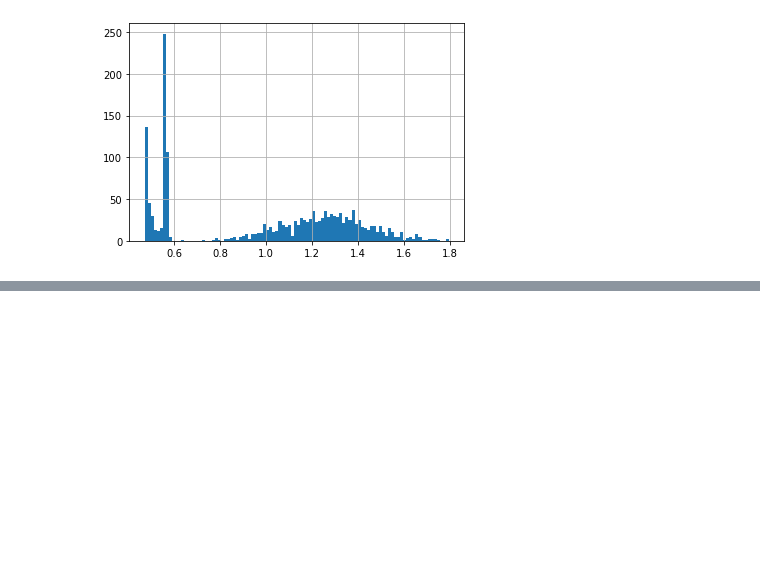
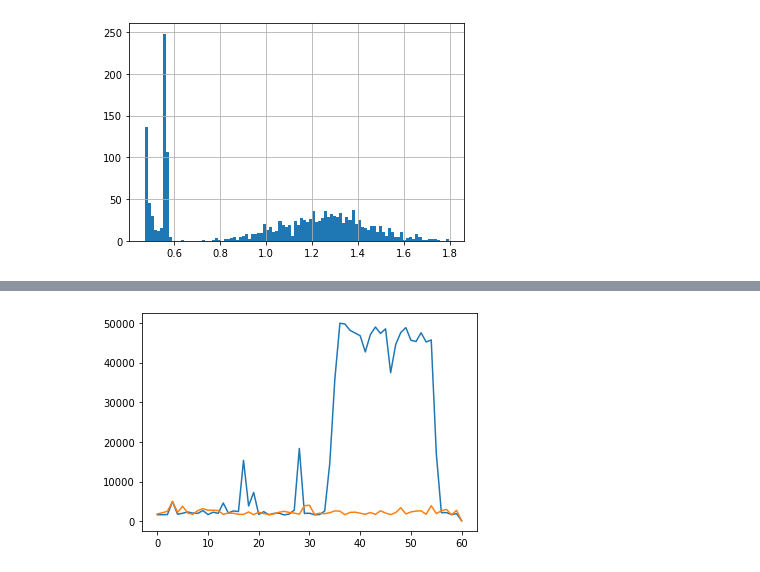
Before and after one commit to hotshot07/thesis, a Jupyter notebook: notebooks/Generating_synthetic_data.ipynb, the cells around one changed output, grey strips where cells are left out. Cells and saved outputs as stored; diff of their text form; code cells hidden in the pictures; blank space fills up the shorter version.

Commit message:
time series analysis done

```diff
--- a/notebooks/Generating_synthetic_data.ipynb
+++ b/notebooks/Generating_synthetic_data.ipynb
@@ -276,0 +279,10 @@ plt.plot(df['packet'])
+# %%
+from datetime import datetime
+resampled_time_normal = new_normal['timestamp'].apply(lambda x:datetime.fromtimestamp(x))
+resampled_time_series_normal = pd.to_datetime(resampled_time_normal, format='%Y-%m-%d %H:%M:%S')
+df_nor = pd.DataFrame(resampled_time_series_normal)
+df_nor['packet'] = 1
+df_nor = df_nor.set_index('timestamp')
+df_nor = df_nor.resample('10S').sum()
+# %%
+df_nor = df_nor.reset_index(drop=True)
@@ -276,0 +303,8 @@ plt.plot(df['packet'])
+# %%
+df = df.reset_index(drop = True)
+# %%
+plt.plot(list(df['packet']))
+plt.plot(list(df_nor['packet']))
+plt.show()
+# %% [output]
+[figure, added]
```
Also changed, not shown: parts of 4 cells of this notebook.
